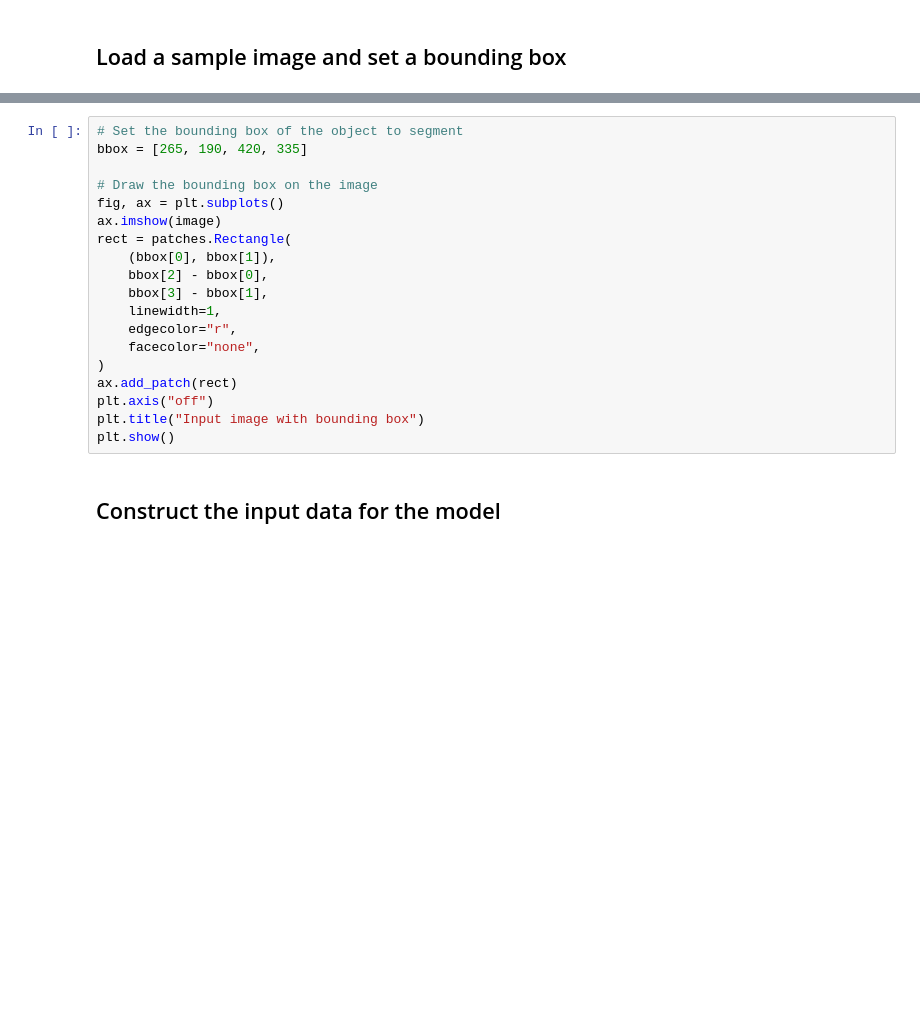
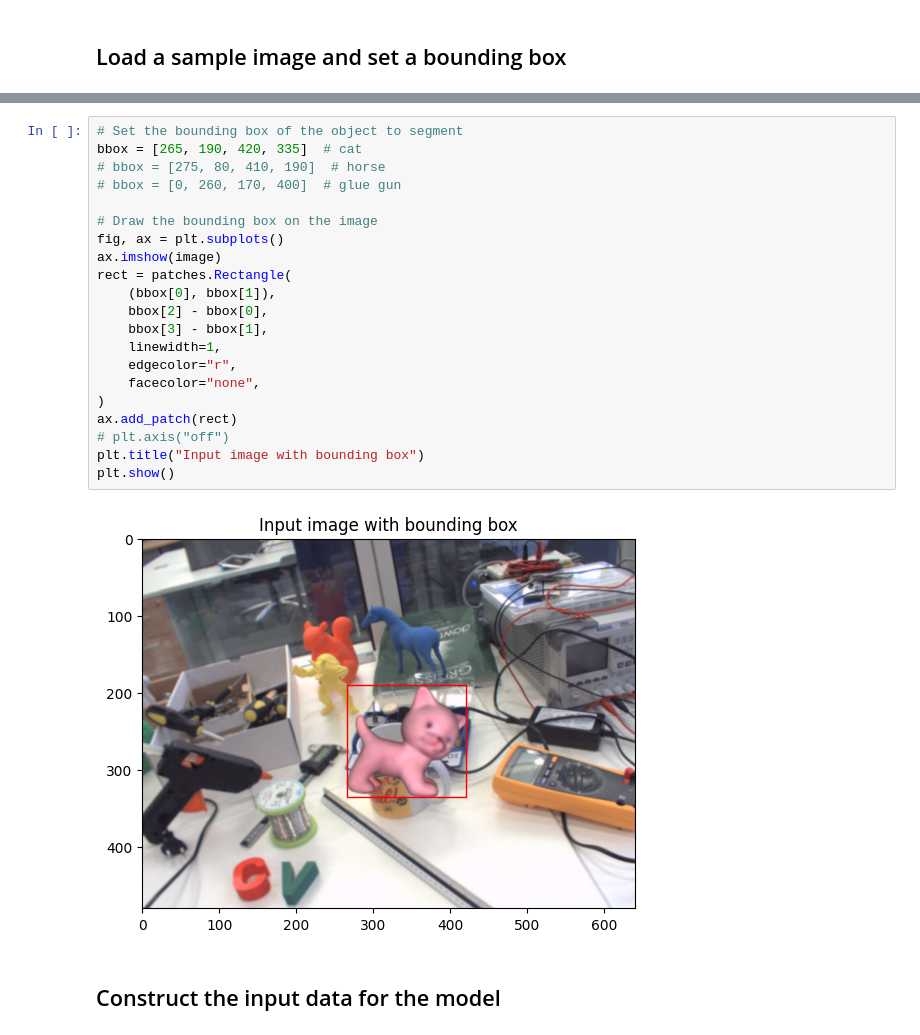
Before and after one commit to TomRavaud/Deep-Probabilistic-Segmentation, a Jupyter notebook: notebooks/model_prediction.ipynb, the cells around one changed output, grey strips where cells are left out. Drawn from its saved outputs; the diff is of its cells as text; blank space fills up the shorter version.

```diff
--- a/notebooks/model_prediction.ipynb
+++ b/notebooks/model_prediction.ipynb
@@ -73,22 +75,26 @@ plt.show()
 # %%
 # Set the bounding box of the object to segment
-bbox = [265, 190, 420, 335]
+bbox = [265, 190, 420, 335]  # cat
+# bbox = [275, 80, 410, 190]  # horse
+# bbox = [0, 260, 170, 400]  # glue gun
 
 # Draw the bounding box on the image
 fig, ax = plt.subplots()
 ax.imshow(image)
 rect = patches.Rectangle(
     (bbox[0], bbox[1]),
     bbox[2] - bbox[0],
     bbox[3] - bbox[1],
     linewidth=1,
     edgecolor="r",
     facecolor="none",
 )
 ax.add_patch(rect)
-plt.axis("off")
+# plt.axis("off")
 plt.title("Input image with bounding box")
 plt.show()
+# %% [output]
+[figure, added]
 # %% [markdown]
 ## Construct the input data for the model
 # %%
```
Also changed, not shown: parts of 5 cells of this notebook, 2 other files.
